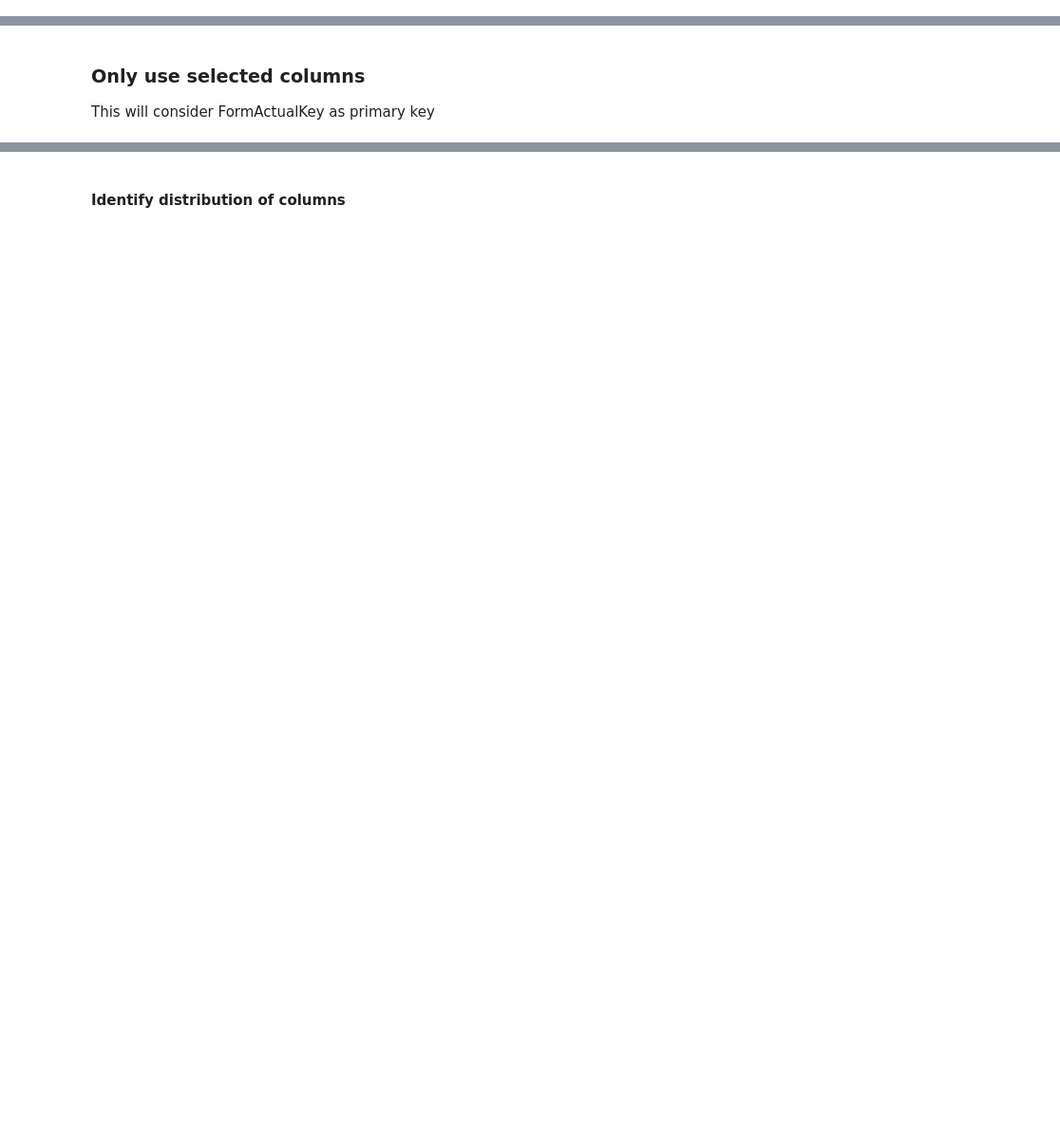
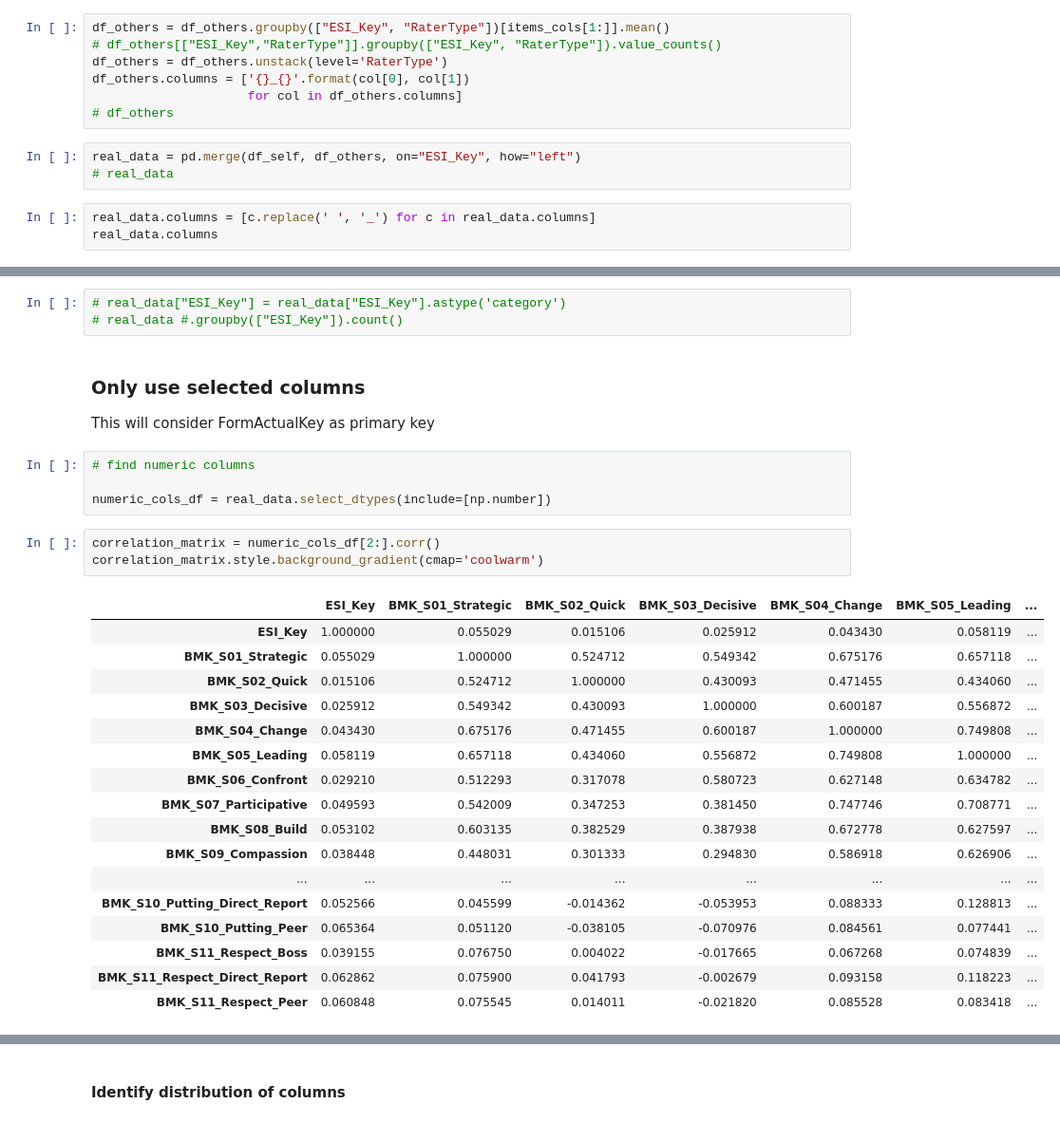
Before and after one commit to sirishshresthas/synth360, a Jupyter notebook: main.ipynb, the cells around one changed output, grey strips where cells are left out. Shown at 95% size. Saved outputs shown, nothing was run; the diff lists cells and outputs as text; blank space fills up the shorter version.

```diff
--- a/main.ipynb
+++ b/main.ipynb
@@ -23,0 +165,13 @@ else:
+# %%
+df_others = df_others.groupby(["ESI_Key", "RaterType"])[items_cols[1:]].mean()
+# df_others[["ESI_Key","RaterType"]].groupby(["ESI_Key", "RaterType"]).value_counts()
+df_others = df_others.unstack(level='RaterType')
+df_others.columns = ['{}_{}'.format(col[0], col[1])
+                     for col in df_others.columns]
+# df_others
+# %%
+real_data = pd.merge(df_self, df_others, on="ESI_Key", how="left")
+# real_data
+# %%
+real_data.columns = [c.replace(' ', '_') for c in real_data.columns]
+real_data.columns
@@ -24,5 +196,33 @@ else:
+# %%
+# real_data["ESI_Key"] = real_data["ESI_Key"].astype('category')
+# real_data #.groupby(["ESI_Key"]).count()
 # %% [markdown]
 ### Only use selected columns
 
 This will consider FormActualKey as primary key
+# %%
+# find numeric columns
+
+numeric_cols_df = real_data.select_dtypes(include=[np.number])
+# %%
+correlation_matrix = numeric_cols_df[2:].corr()
+correlation_matrix.style.background_gradient(cmap='coolwarm')
+# %% [output]
+|  | ESI_Key | BMK_S01_Strategic | BMK_S02_Quick | BMK_S03_Decisive | BMK_S04_Change | BMK_S05_Leading | ... |
+| ESI_Key | 1.000000 | 0.055029 | 0.015106 | 0.025912 | 0.043430 | 0.058119 | ... |
+| BMK_S01_Strategic | 0.055029 | 1.000000 | 0.524712 | 0.549342 | 0.675176 | 0.657118 | ... |
+| BMK_S02_Quick | 0.015106 | 0.524712 | 1.000000 | 0.430093 | 0.471455 | 0.434060 | ... |
+| BMK_S03_Decisive | 0.025912 | 0.549342 | 0.430093 | 1.000000 | 0.600187 | 0.556872 | ... |
+| BMK_S04_Change | 0.043430 | 0.675176 | 0.471455 | 0.600187 | 1.000000 | 0.749808 | ... |
+| BMK_S05_Leading | 0.058119 | 0.657118 | 0.434060 | 0.556872 | 0.749808 | 1.000000 | ... |
+| BMK_S06_Confront | 0.029210 | 0.512293 | 0.317078 | 0.580723 | 0.627148 | 0.634782 | ... |
+| BMK_S07_Participative | 0.049593 | 0.542009 | 0.347253 | 0.381450 | 0.747746 | 0.708771 | ... |
+| BMK_S08_Build | 0.053102 | 0.603135 | 0.382529 | 0.387938 | 0.672778 | 0.627597 | ... |
+| BMK_S09_Compassion | 0.038448 | 0.448031 | 0.301333 | 0.294830 | 0.586918 | 0.626906 | ... |
+| ... | ... | ... | ... | ... | ... | ... | ... |
+| BMK_S10_Putting_Direct_Report | 0.052566 | 0.045599 | -0.014362 | -0.053953 | 0.088333 | 0.128813 | ... |
+| BMK_S10_Putting_Peer | 0.065364 | 0.051120 | -0.038105 | -0.070976 | 0.084561 | 0.077441 | ... |
+| BMK_S11_Respect_Boss | 0.039155 | 0.076750 | 0.004022 | -0.017665 | 0.067268 | 0.074839 | ... |
+| BMK_S11_Respect_Direct_Report | 0.062862 | 0.075900 | 0.041793 | -0.002679 | 0.093158 | 0.118223 | ... |
+| BMK_S11_Respect_Peer | 0.060848 | 0.075545 | 0.014011 | -0.021820 | 0.085528 | 0.083418 | ... |
 # %%
```
Also changed, not shown: parts of 53 cells of this notebook, 26 other files.
